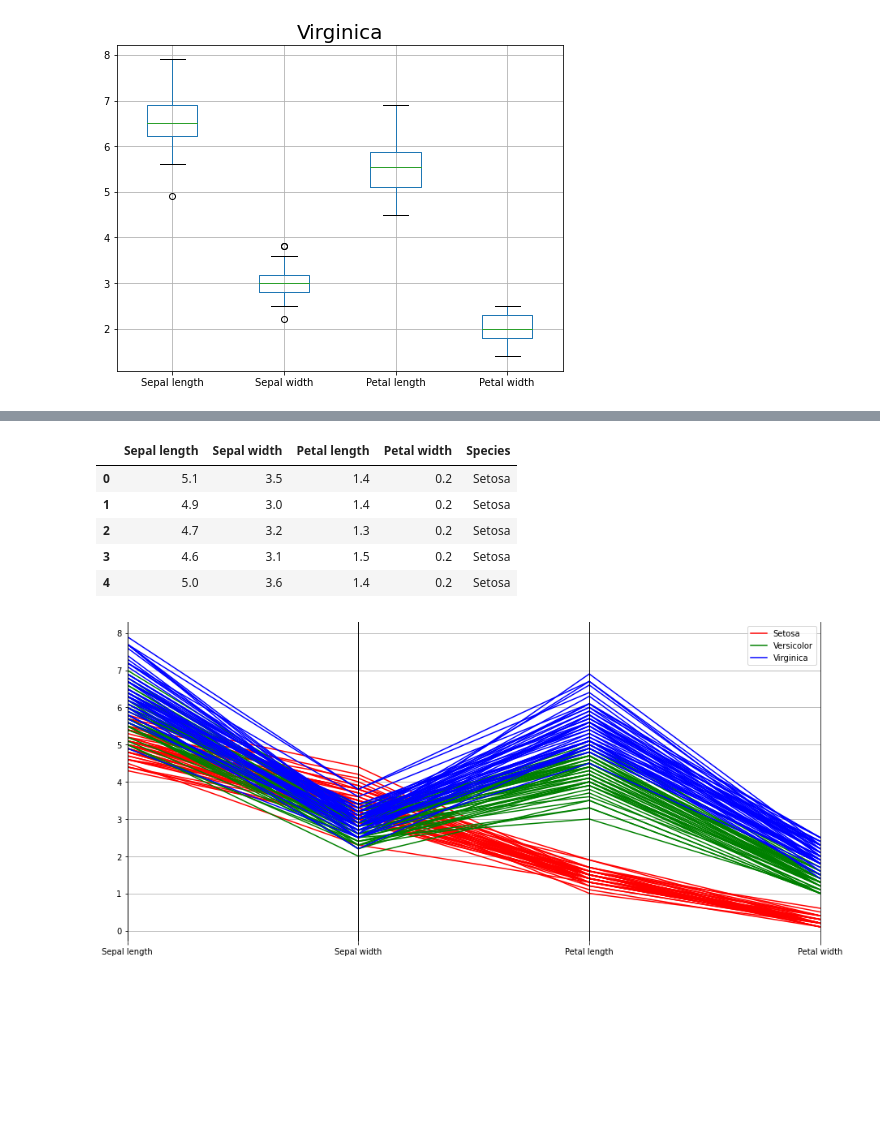
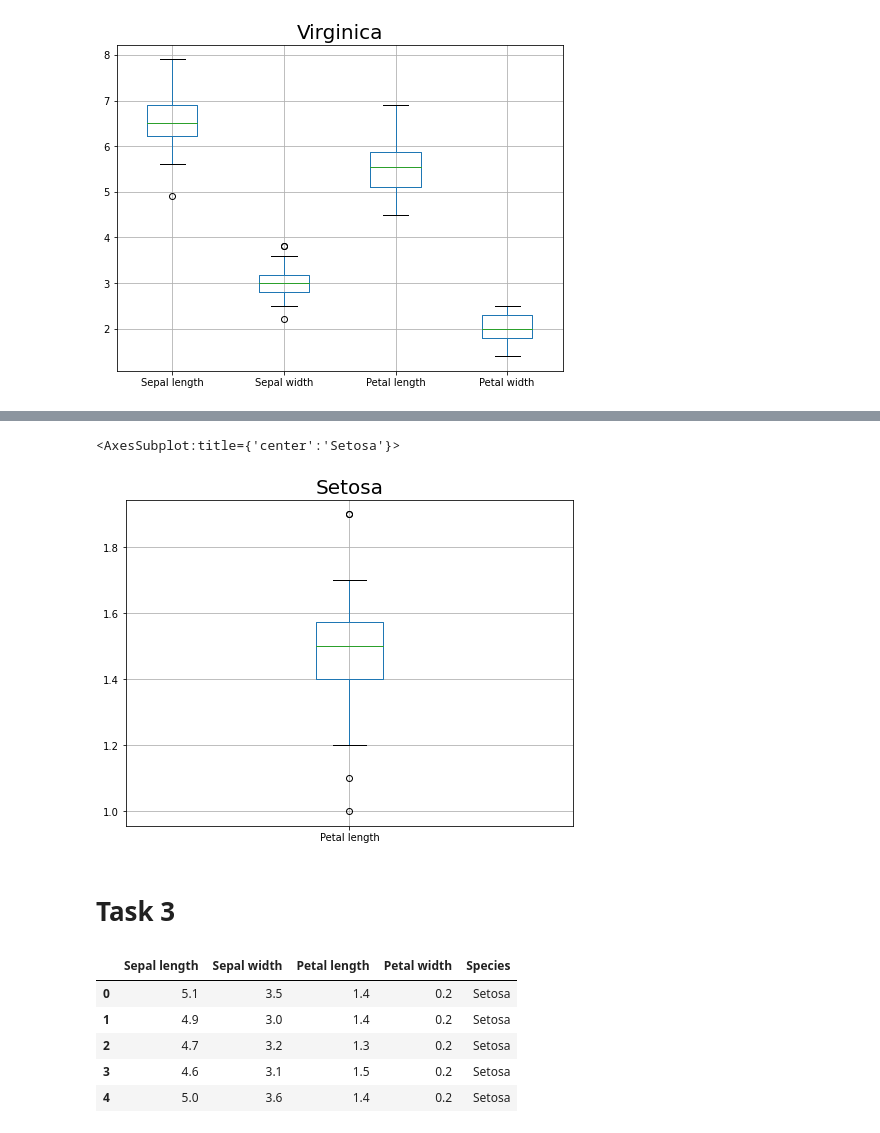
Before and after one commit to syedirfanx/data-comprehension, a Jupyter notebook: data-comprehension-using-python.ipynb, the cells around one changed output, grey strips where cells are left out. Drawn from its saved outputs; the diff is of its cells as text; code cells hidden in the pictures; blank space fills up the shorter version.

Commit message:
Update data comprehension using python

```diff
--- a/data-comprehension-using-python.ipynb
+++ b/data-comprehension-using-python.ipynb
@@ -258,9 +247,0 @@ vir_df.boxplot()
-# %%
-data.head()
-# %% [output]
-|  | Sepal length | Sepal width | Petal length | Petal width | Species |
-| 0 | 5.1 | 3.5 | 1.4 | 0.2 | Setosa |
-| 1 | 4.9 | 3.0 | 1.4 | 0.2 | Setosa |
-| 2 | 4.7 | 3.2 | 1.3 | 0.2 | Setosa |
-| 3 | 4.6 | 3.1 | 1.5 | 0.2 | Setosa |
-| 4 | 5.0 | 3.6 | 1.4 | 0.2 | Setosa |
@@ -279,26 +248,18 @@ data.head()
-# %%
-# Plot two parallel coordinates of Iris flower dataset with different ordering of the axis.
-fig = plt.figure(figsize=(25,6))
-
-ax1 = plt.subplot(121)
-parallel_coordinates(data, 'Species',color=['r','g','b'])
-
-
-# ax2= plt.subplot(122)
-# parallel_coordinates(dataN, 'Species',color=['r','g','b'])
-
-
-ax1.spines["left"].set_visible(False)
-ax1.spines["bottom"].set_visible(False)
-ax1.spines["top"].set_visible(False)
-#ax1.get_yaxis().tick_left() # remove unneeded ticks
-
-# ax2.spines["left"].set_visible(False)
-# ax2.spines["bottom"].set_visible(False)
-# ax2.spines["top"].set_visible(False)
-#ax2.get_yaxis().tick_left() # remove unneeded ticks
-
-plt.tight_layout()
-plt.show()
-# %% [output]
-[figure, removed]
+# %%
+plt.figure(figsize = (8, 6))
+plt.title('Setosa', fontsize=20)
+set_df.boxplot('Petal length')
+# %% [output]
+<AxesSubplot:title={'center':'Setosa'}>
+[figure, added]
+# %% [markdown]
+# Task 3
+# %%
+data.head()
+# %% [output]
+|  | Sepal length | Sepal width | Petal length | Petal width | Species |
+| 0 | 5.1 | 3.5 | 1.4 | 0.2 | Setosa |
+| 1 | 4.9 | 3.0 | 1.4 | 0.2 | Setosa |
+| 2 | 4.7 | 3.2 | 1.3 | 0.2 | Setosa |
+| 3 | 4.6 | 3.1 | 1.5 | 0.2 | Setosa |
+| 4 | 5.0 | 3.6 | 1.4 | 0.2 | Setosa |
```
Also changed, not shown: parts of 19 cells of this notebook.
